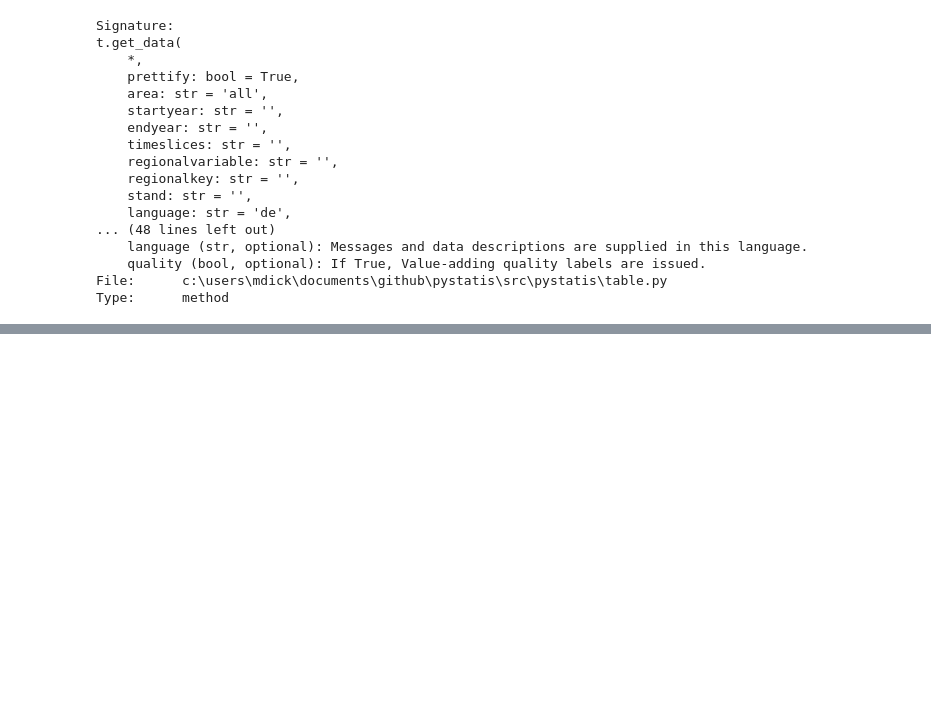
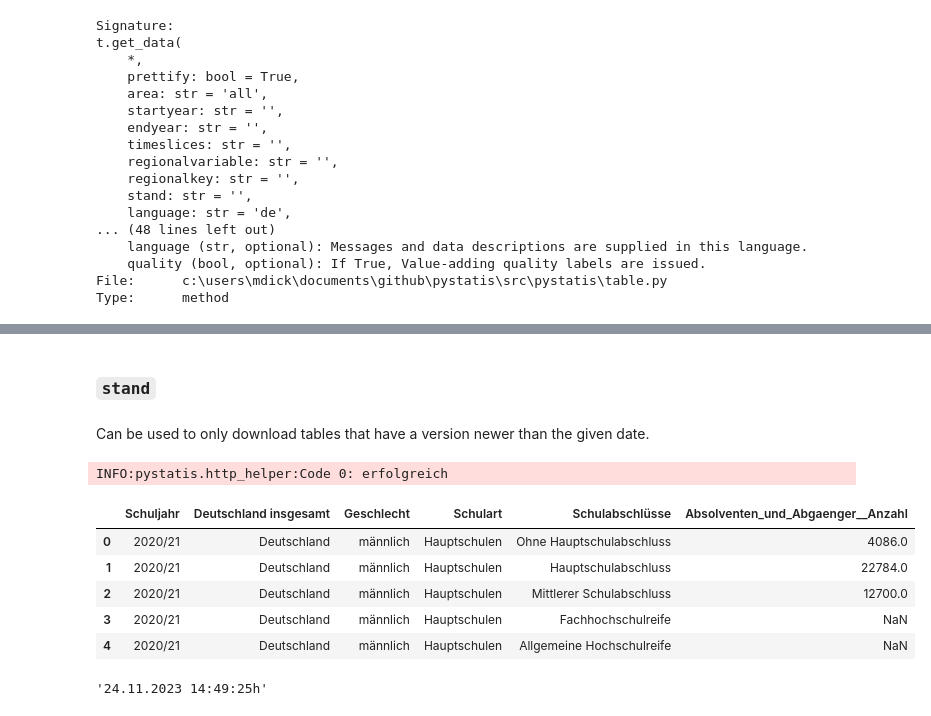
Before and after one commit to CorrelAid/pystatis, a Jupyter notebook: nb/01_table.ipynb, the cells around one changed output, grey strips where cells are left out. Cells and saved outputs as stored; diff of their text form; code cells hidden in the pictures; blank space fills up the shorter version.

```diff
--- a/nb/01_table.ipynb
+++ b/nb/01_table.ipynb
@@ -169,0 +351,20 @@ t.data
+# %% [markdown]
+### `stand`
+# %% [markdown]
+Can be used to only download tables that have a version newer than the given date.
+# %%
+t = Table("21111-0004")
+t.get_data()
+t.data.head(5)
+# %% [output]
+INFO:pystatis.http_helper:Code 0: erfolgreich
+|  | Schuljahr | Deutschland insgesamt | Geschlecht | Schulart | Schulabschlüsse | Absolventen_und_Abgaenger__Anzahl |
+| 0 | 2020/21 | Deutschland | männlich | Hauptschulen | Ohne Hauptschulabschluss | 4086.0 |
+| 1 | 2020/21 | Deutschland | männlich | Hauptschulen | Hauptschulabschluss | 22784.0 |
+| 2 | 2020/21 | Deutschland | männlich | Hauptschulen | Mittlerer Schulabschluss | 12700.0 |
+| 3 | 2020/21 | Deutschland | männlich | Hauptschulen | Fachhochschulreife | NaN |
+| 4 | 2020/21 | Deutschland | männlich | Hauptschulen | Allgemeine Hochschulreife | NaN |
+# %%
+t.metadata["Object"]["Updated"]
+# %% [output]
+'24.11.2023 14:49:25h'
```
Also changed, not shown: parts of 55 cells of this notebook, 4 other files.
